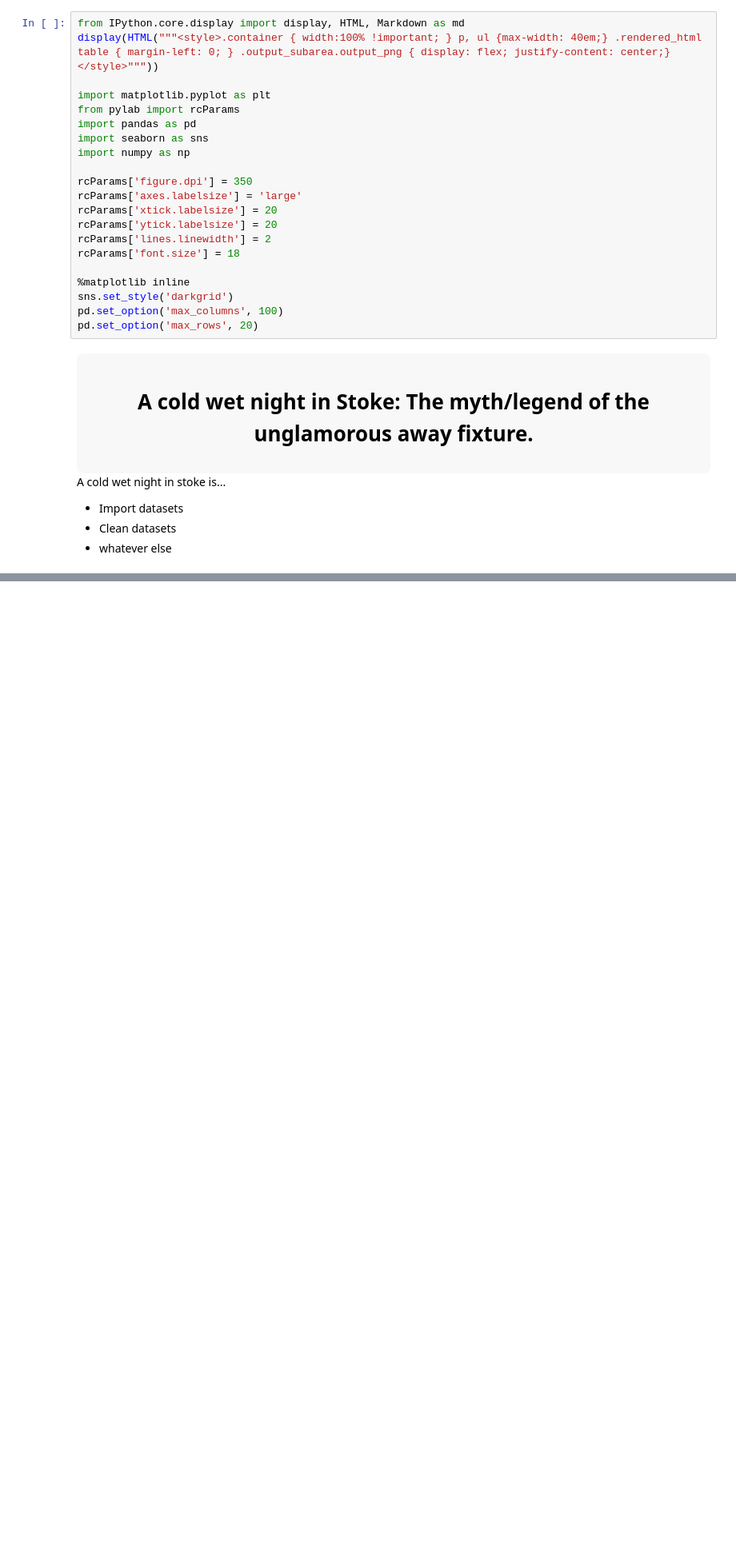
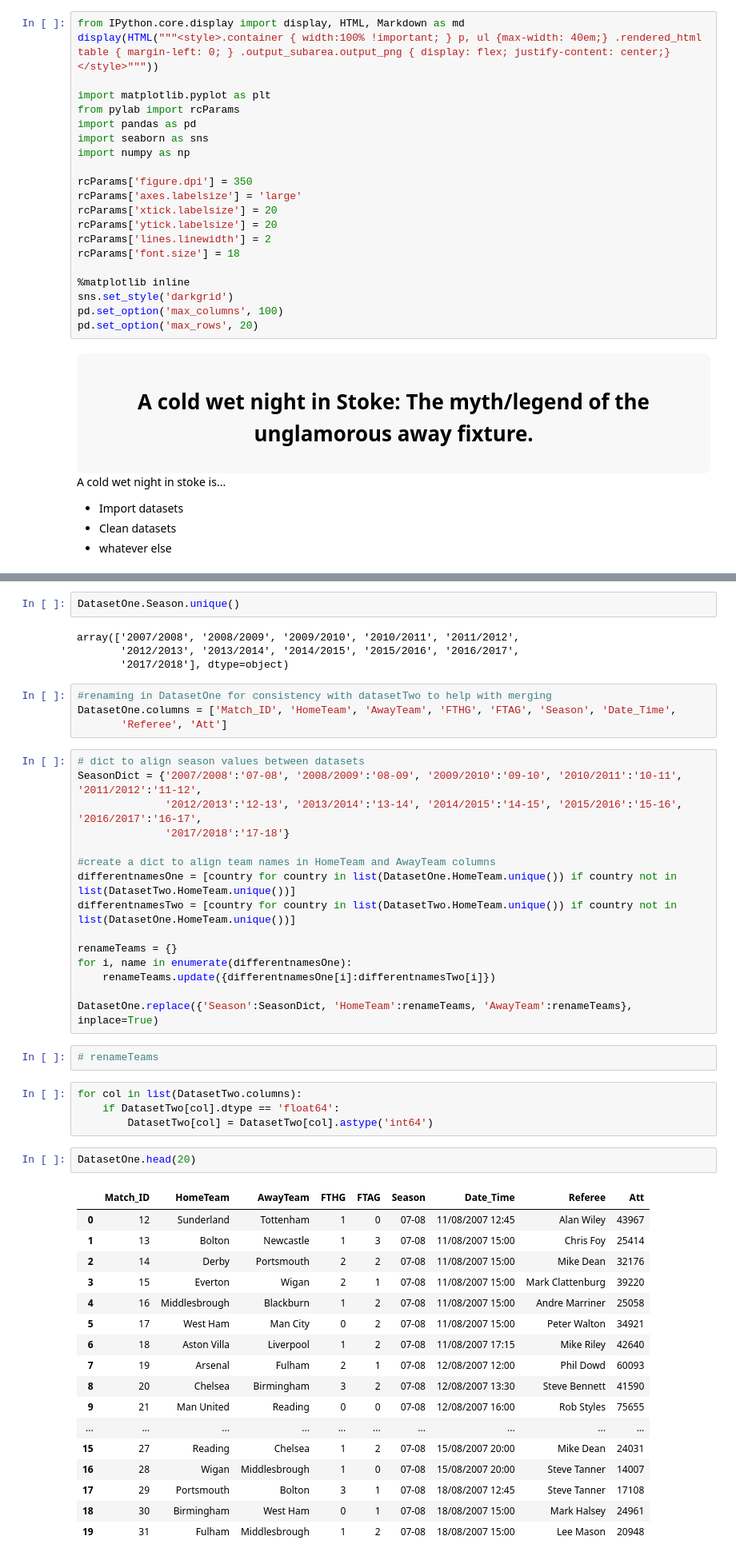
Before and after one commit to myfriendscallmeJ/a4, a Jupyter notebook: Project 4.ipynb, the cells around one changed output, grey strips where cells are left out. Shown at 80% size. Drawn from its saved outputs; the diff is of its cells as text; blank space fills up the shorter version.

```diff
--- a/Project 4.ipynb
+++ b/Project 4.ipynb
@@ -41,0 +161,51 @@ A cold wet night in stoke is...
+# %%
+DatasetOne.Season.unique()
+# %% [output]
+array(['2007/2008', '2008/2009', '2009/2010', '2010/2011', '2011/2012',
+       '2012/2013', '2013/2014', '2014/2015', '2015/2016', '2016/2017',
+       '2017/2018'], dtype=object)
+# %%
+#renaming in DatasetOne for consistency with datasetTwo to help with merging
+DatasetOne.columns = ['Match_ID', 'HomeTeam', 'AwayTeam', 'FTHG', 'FTAG', 'Season', 'Date_Time',
+       'Referee', 'Att']
+# %%
+# dict to align season values between datasets
+SeasonDict = {'2007/2008':'07-08', '2008/2009':'08-09', '2009/2010':'09-10', '2010/2011':'10-11', '2011/2012':'11-12',
+              '2012/2013':'12-13', '2013/2014':'13-14', '2014/2015':'14-15', '2015/2016':'15-16', '2016/2017':'16-17',
+              '2017/2018':'17-18'}
+
+#create a dict to align team names in HomeTeam and AwayTeam columns
+differentnamesOne = [country for country in list(DatasetOne.HomeTeam.unique()) if country not in list(DatasetTwo.HomeTeam.unique())]
+differentnamesTwo = [country for country in list(DatasetTwo.HomeTeam.unique()) if country not in list(DatasetOne.HomeTeam.unique())]
+
+renameTeams = {}
+for i, name in enumerate(differentnamesOne):
+    renameTeams.update({differentnamesOne[i]:differentnamesTwo[i]})
+
+DatasetOne.replace({'Season':SeasonDict, 'HomeTeam':renameTeams, 'AwayTeam':renameTeams}, inplace=True)
+# %%
+# renameTeams
+# %%
+for col in list(DatasetTwo.columns):
+    if DatasetTwo[col].dtype == 'float64':
+        DatasetTwo[col] = DatasetTwo[col].astype('int64')
+# %%
+DatasetOne.head(20)
+# %% [output]
+|  | Match_ID | HomeTeam | AwayTeam | FTHG | FTAG | Season | Date_Time | Referee | Att |
+| 0 | 12 | Sunderland | Tottenham | 1 | 0 | 07-08 | 11/08/2007 12:45 | Alan Wiley | 43967 |
+| 1 | 13 | Bolton | Newcastle | 1 | 3 | 07-08 | 11/08/2007 15:00 | Chris Foy | 25414 |
+| 2 | 14 | Derby | Portsmouth | 2 | 2 | 07-08 | 11/08/2007 15:00 | Mike Dean | 32176 |
+| 3 | 15 | Everton | Wigan | 2 | 1 | 07-08 | 11/08/2007 15:00 | Mark Clattenburg | 39220 |
+| 4 | 16 | Middlesbrough | Blackburn | 1 | 2 | 07-08 | 11/08/2007 15:00 | Andre Marriner | 25058 |
+| 5 | 17 | West Ham | Man City | 0 | 2 | 07-08 | 11/08/2007 15:00 | Peter Walton | 34921 |
+| 6 | 18 | Aston Villa | Liverpool | 1 | 2 | 07-08 | 11/08/2007 17:15 | Mike Riley | 42640 |
+| 7 | 19 | Arsenal | Fulham | 2 | 1 | 07-08 | 12/08/2007 12:00 | Phil Dowd | 60093 |
+| 8 | 20 | Chelsea | Birmingham | 3 | 2 | 07-08 | 12/08/2007 13:30 | Steve Bennett | 41590 |
+| 9 | 21 | Man United | Reading | 0 | 0 | 07-08 | 12/08/2007 16:00 | Rob Styles | 75655 |
+| ... | ... | ... | ... | ... | ... | ... | ... | ... | ... |
+| 15 | 27 | Reading | Chelsea | 1 | 2 | 07-08 | 15/08/2007 20:00 | Mike Dean | 24031 |
+| 16 | 28 | Wigan | Middlesbrough | 1 | 0 | 07-08 | 15/08/2007 20:00 | Steve Tanner | 14007 |
+| 17 | 29 | Portsmouth | Bolton | 3 | 1 | 07-08 | 18/08/2007 12:45 | Steve Tanner | 17108 |
+| 18 | 30 | Birmingham | West Ham | 0 | 1 | 07-08 | 18/08/2007 15:00 | Mark Halsey | 24961 |
+| 19 | 31 | Fulham | Middlesbrough | 1 | 2 | 07-08 | 18/08/2007 15:00 | Lee Mason | 20948 |
```
Also changed, not shown: parts of 27 cells of this notebook, 4 other files.
